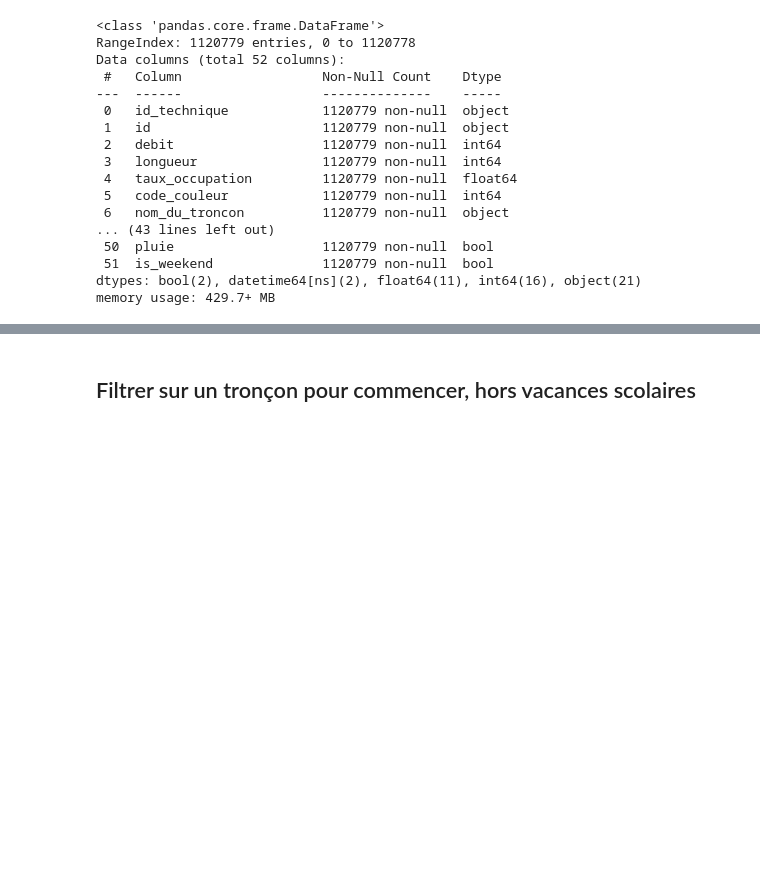
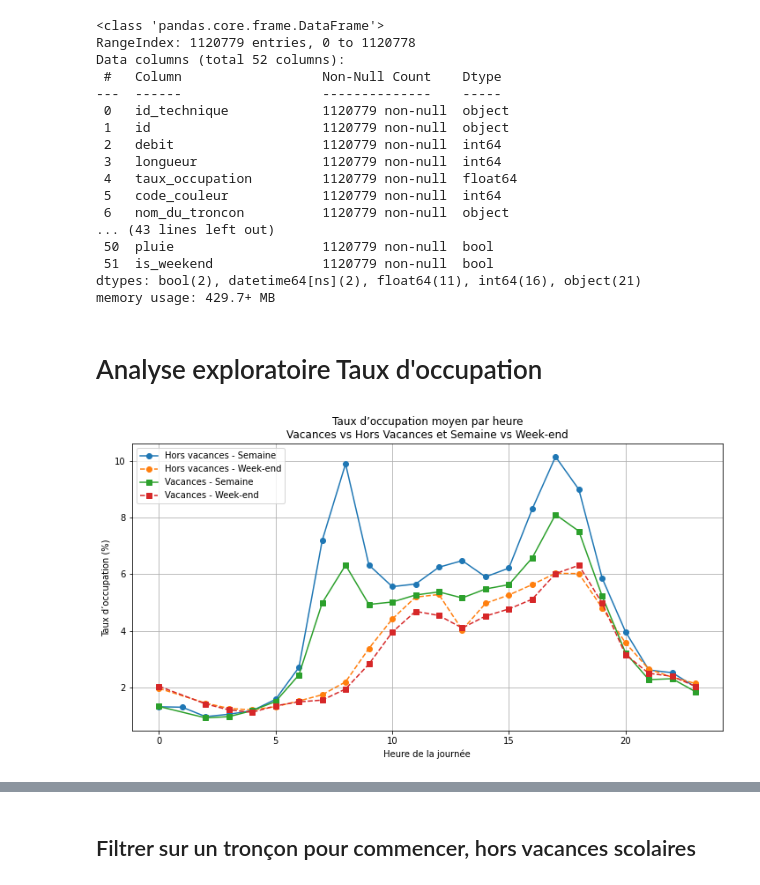
Before and after one commit to BENOUSSAIDarezkimalek/AI_model_urban_mobility, a Jupyter notebook: src/serie_temporelle.ipynb, the cells around one changed output, grey strips where cells are left out. Saved outputs shown, nothing was run; the diff lists cells and outputs as text; code cells hidden in the pictures; blank space fills up the shorter version.

```diff
--- a/src/serie_temporelle.ipynb
+++ b/src/serie_temporelle.ipynb
@@ -28,3 +51,52 @@ Data columns (total 52 columns):
  51  is_weekend              1120779 non-null  bool
 dtypes: bool(2), datetime64[ns](2), float64(11), int64(16), object(21)
 memory usage: 429.7+ MB
+# %% [markdown]
+# Analyse exploratoire Taux d'occupation
+# %%
+# Moyenne par heure, selon vacances et week-end :
+mean_hour = df_final.groupby(['heure', 'is_vacances', 'is_weekend'])['taux_occupation'].mean().reset_index()
+
+# Plot
+plt.figure(figsize=(12, 6))
+
+# Hors vacances - semaine
+plt.plot(
+    mean_hour[(mean_hour['is_vacances'] == 0) & (mean_hour['is_weekend'] == 0)]['heure'],
+    mean_hour[(mean_hour['is_vacances'] == 0) & (mean_hour['is_weekend'] == 0)]['taux_occupation'],
+    label='Hors vacances - Semaine',
+    linestyle='-', marker='o'
+)
+
+# Hors vacances - week-end
+plt.plot(
+    mean_hour[(mean_hour['is_vacances'] == 0) & (mean_hour['is_weekend'] == 1)]['heure'],
+    mean_hour[(mean_hour['is_vacances'] == 0) & (mean_hour['is_weekend'] == 1)]['taux_occupation'],
+    label='Hors vacances - Week-end',
+    linestyle='--', marker='o'
+)
+
+# Vacances - semaine
+plt.plot(
+    mean_hour[(mean_hour['is_vacances'] == 1) & (mean_hour['is_weekend'] == 0)]['heure'],
+    mean_hour[(mean_hour['is_vacances'] == 1) & (mean_hour['is_weekend'] == 0)]['taux_occupation'],
+    label='Vacances - Semaine',
+    linestyle='-', marker='s'
+)
+
+# Vacances - week-end
+plt.plot(
+    mean_hour[(mean_hour['is_vacances'] == 1) & (mean_hour['is_weekend'] == 1)]['heure'],
+    mean_hour[(mean_hour['is_vacances'] == 1) & (mean_hour['is_weekend'] == 1)]['taux_occupation'],
+    label='Vacances - Week-end',
+    linestyle='--', marker='s'
+)
+
+plt.title('Taux d’occupation moyen par heure\nVacances vs Hors Vacances et Semaine vs Week-end')
+plt.xlabel('Heure de la journée')
+plt.ylabel('Taux d’occupation (%)')
+plt.legend()
+plt.grid(True)
+plt.show()
+# %% [output]
+[figure, added]
```
Also changed, not shown: parts of 99 cells of this notebook.
